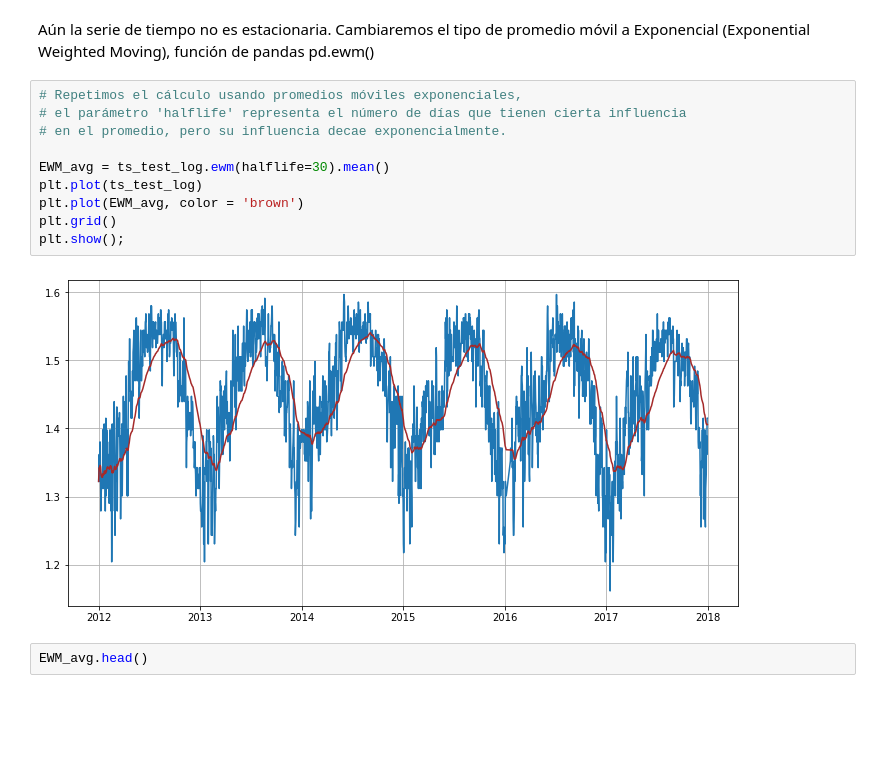
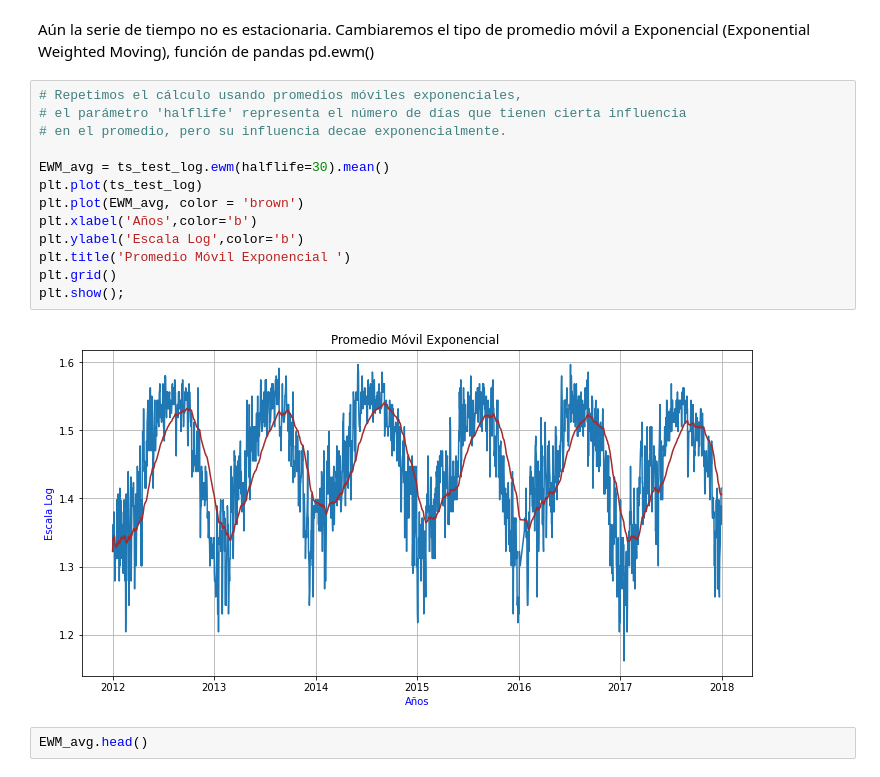
Before and after one commit to carloslizarragac/FisicaComputacional1, a Jupyter notebook: Actividad6.ipynb, the cells around one changed output. Saved outputs shown, nothing was run; the diff lists cells and outputs as text; blank space fills up the shorter version.

```diff
--- a/Actividad6.ipynb
+++ b/Actividad6.ipynb
@@ -246,15 +254,18 @@ Aún la serie de tiempo no es estacionaria. Cambiaremos el tipo de promedio móv
 # %%
 # Repetimos el cálculo usando promedios móviles exponenciales,
 # el parámetro 'halflife' representa el número de días que tienen cierta influencia
 # en el promedio, pero su influencia decae exponencialmente.
 
 EWM_avg = ts_test_log.ewm(halflife=30).mean()
 plt.plot(ts_test_log)
 plt.plot(EWM_avg, color = 'brown')
+plt.xlabel('Años',color='b')
+plt.ylabel('Escala Log',color='b')
+plt.title('Promedio Móvil Exponencial ')
 plt.grid()
 plt.show();
 # %% [output]
-[figure, old version]
+[figure, new version]
 # %%
 EWM_avg.head()
 # %% [output]
```
Also changed, not shown: parts of 13 cells of this notebook.
